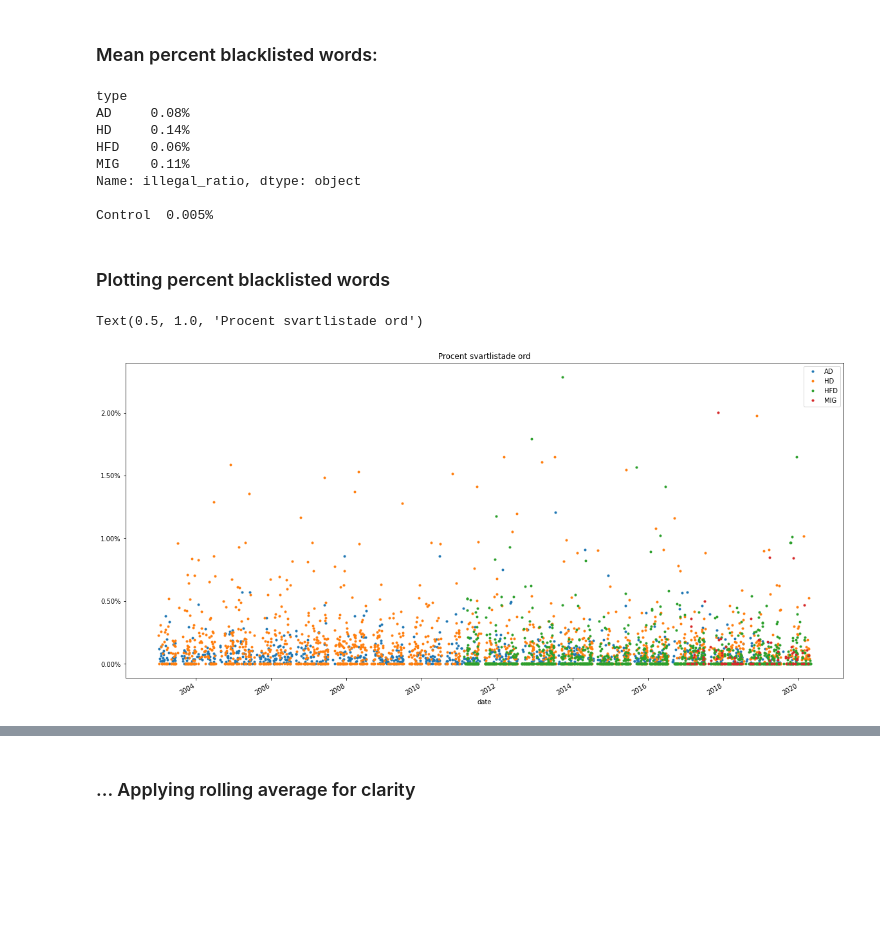
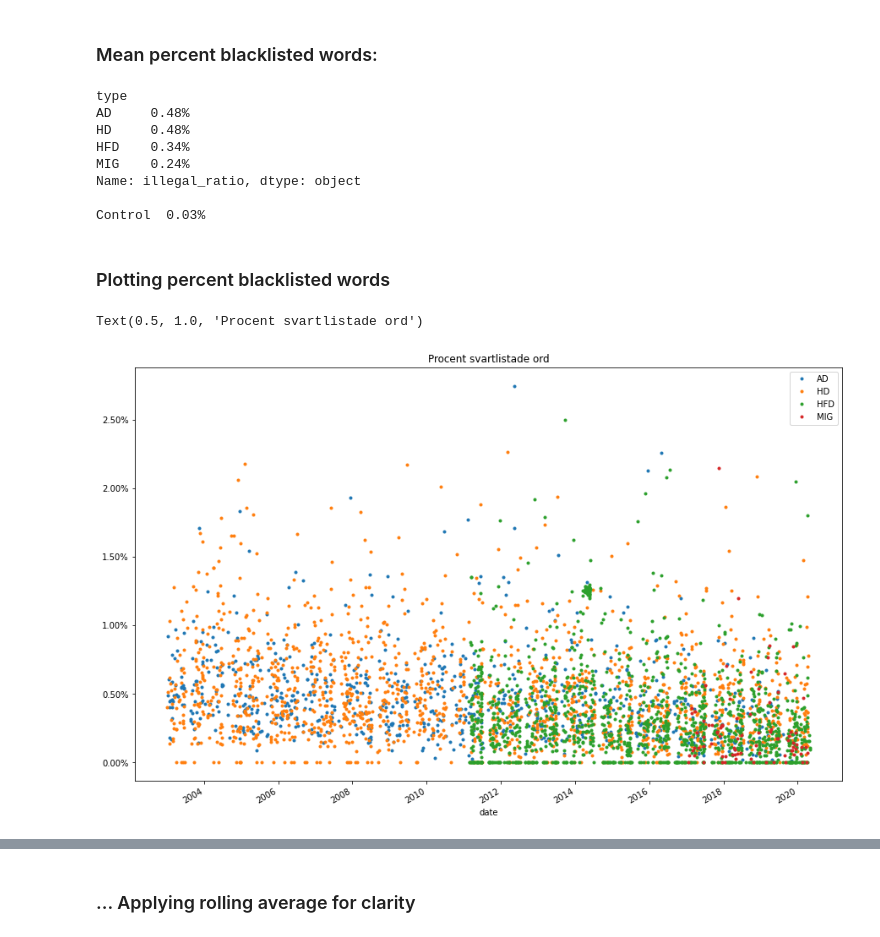
Before and after one commit to karvla/lawlingo, a Jupyter notebook: lawlingo.ipynb, the cells around one changed output, grey strips where cells are left out. Saved outputs shown, nothing was run; the diff lists cells and outputs as text; code cells hidden in the pictures; blank space fills up the shorter version.

```diff
--- a/lawlingo.ipynb
+++ b/lawlingo.ipynb
@@ -223,7 +223,7 @@ def illegal_count(text):
         counter.update([m.group(1) for m in matches])
 
     for word in illegal_words:
-        key = r"\s(" + word + ")\^p{L}"
+        key = r"\s(" + word + ")[\s|\!|\?|\.|\,]"
         matches = re.finditer(key, text.lower())
         counter.update([m.group(1) for m in matches])
 
@@ -273,21 +273,24 @@ print()
 print("Control\t",  str(round(mean_news*100, 3))+"%")
 # %% [output]
 type
-AD     0.08%
-HD     0.14%
-HFD    0.06%
-MIG    0.11%
+AD     0.48%
+HD     0.48%
+HFD    0.34%
+MIG    0.24%
 Name: illegal_ratio, dtype: object
 
-Control  0.005%
+Control  0.03%
 # %% [markdown]
 ### Plotting percent blacklisted words
 # %%
 import matplotlib.ticker as mtick
-ax = df.groupby(['type'])['illegal_ratio'].plot(style='o', ms=3, figsize=(20,10))
+import mpld3
+mpld3.disable_notebook() # Enable for zoom
+
+ax = df.groupby(['type'])['illegal_ratio'].plot(style='o', ms=3, figsize=(15,10))
 ax[0].yaxis.set_major_formatter(mtick.PercentFormatter(xmax=1.0))
 ax[0].legend()
 ax[0].set_title("Procent svartlistade ord")
 # %% [output]
 Text(0.5, 1.0, 'Procent svartlistade ord')
-[figure, old version]
+[figure, new version]
```
Also changed, not shown: parts of 11 cells of this notebook, 2 other files.
